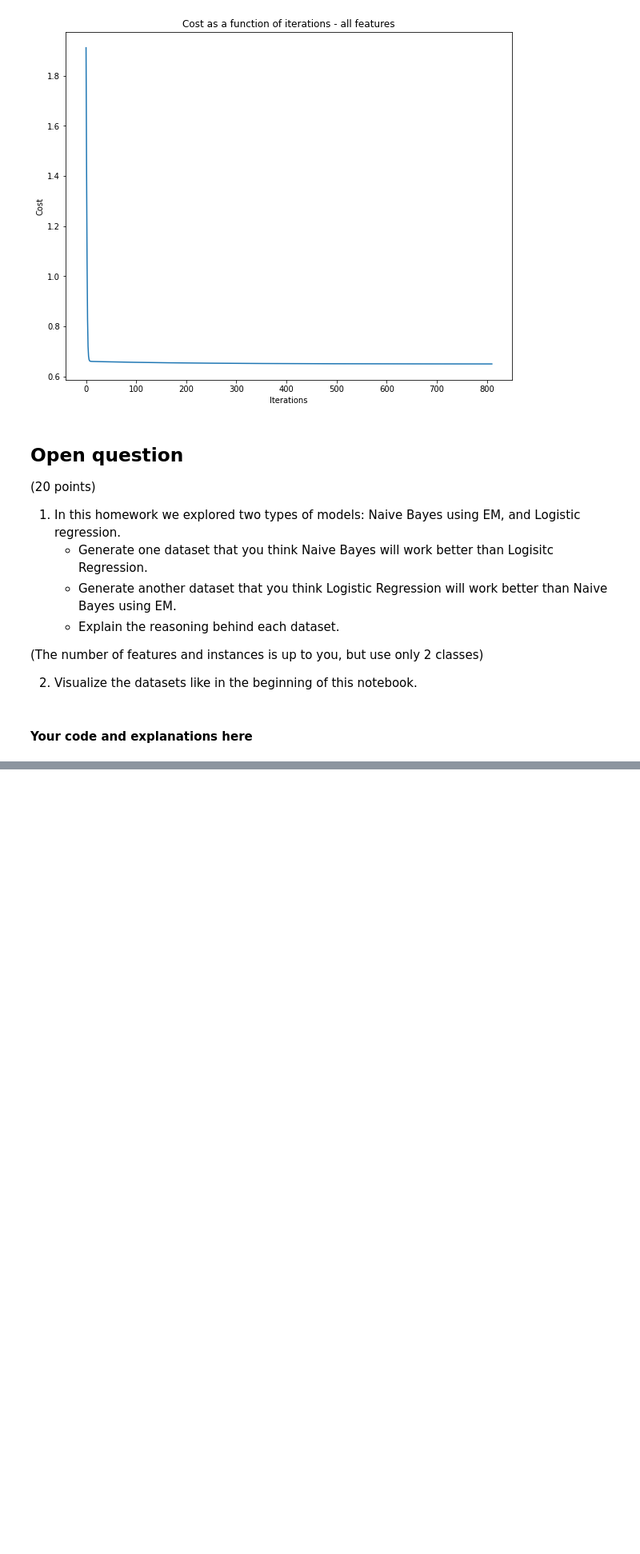
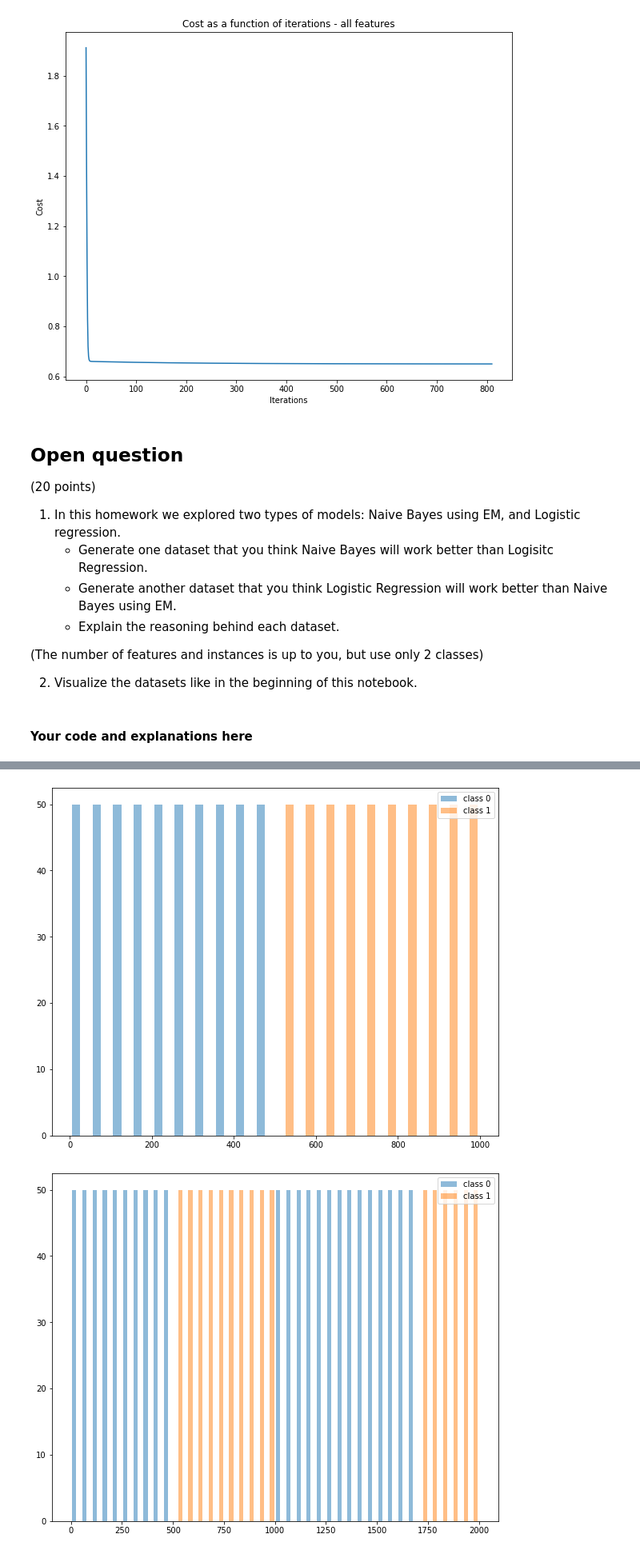
Before and after one commit to Feithlicher/Machine-Learning-HW-2, a Jupyter notebook: hw4/HW4.ipynb, the cells around one changed output, grey strips where cells are left out. Shown: that part at 80% size. Drawn from its saved outputs; the diff is of its cells as text; code cells hidden in the pictures; blank space fills up the shorter version.

```diff
--- a/hw4/HW4.ipynb
+++ b/hw4/HW4.ipynb
@@ -700,0 +762,19 @@ KeyError: 'y'
+# %%
+#### Your code here ####
+#For the first feature only: (1)
+first_1000 = column_dependent_mat[:1000]
+cls0_1000 = first_1000[first_1000['y'] == 0]['x1'].values
+cls1_1000 = first_1000[first_1000['y'] == 1]['x1'].values
+plt.hist([cls0_1000, cls1_1000], bins=20, alpha=0.5)
+plt.legend(['class 0', 'class 1'])
+plt.show()
+
+#For the first feature only: (2)
+cls0_all = column_dependent_mat[training_set['y'] == 0]['x1'].values
+cls1_all = column_dependent_mat[training_set['y'] == 1]['x1'].values
+plt.hist([cls0_all, cls1_all], bins=40, alpha=0.5)
+plt.legend(['class 0', 'class 1'])
+plt.show()
+# %% [output]
+[figure, added]
+[figure, added]
```
Also changed, not shown: parts of 13 cells of this notebook, 1 other file.
